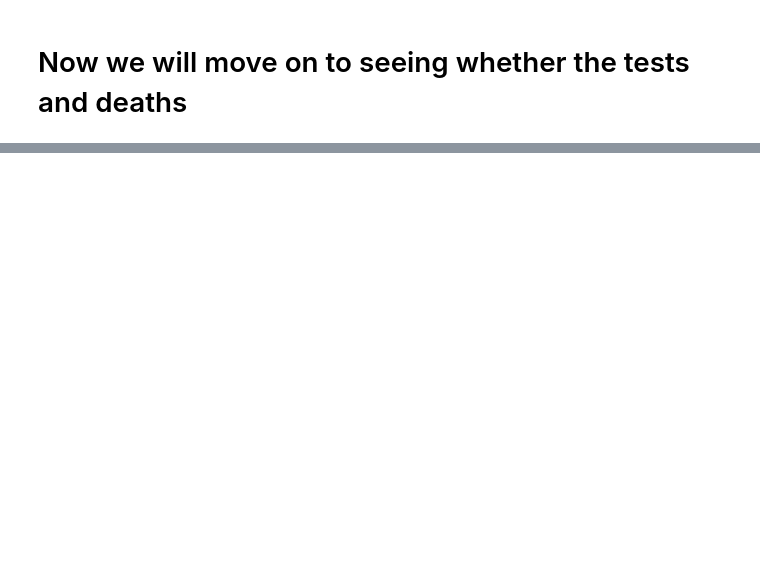
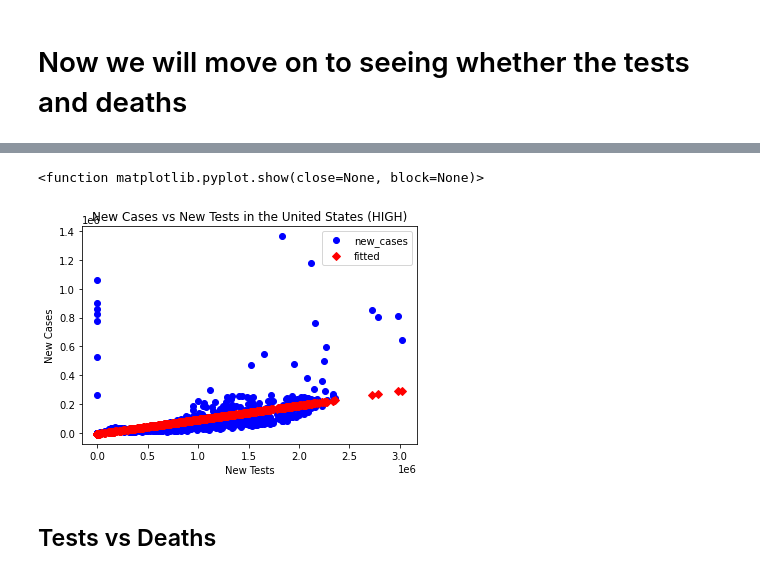
Before and after one commit to ajdelcarpiogom/FinalProject, a Jupyter notebook: FinalProject.ipynb, the cells around one changed output, grey strips where cells are left out. Cells and saved outputs as stored; diff of their text form; code cells hidden in the pictures; blank space fills up the shorter version.

```diff
--- a/FinalProject.ipynb
+++ b/FinalProject.ipynb
@@ -524,0 +488,17 @@ nan
+# %%
+US = countries_df.loc[countries_df["location"] == "United States"]
+# %%
+usa_model = ols('new_cases ~ new_tests', data = US).fit()
+#print(usa_model.summary())
+# %%
+fig2, ax2 = plt.subplots()
+fig2 = sm.graphics.plot_fit(usa_model,1, vlines= False, ax = ax2)
+ax2.set_ylabel("New Cases")
+ax2.set_xlabel("New Tests")
+ax2.set_title("New Cases vs New Tests in the United States (HIGH)")
+plt.show
+# %% [output]
+<function matplotlib.pyplot.show(close=None, block=None)>
+[figure, added]
+# %% [markdown]
+## Tests vs Deaths
```
Also changed, not shown: parts of 48 cells of this notebook.
